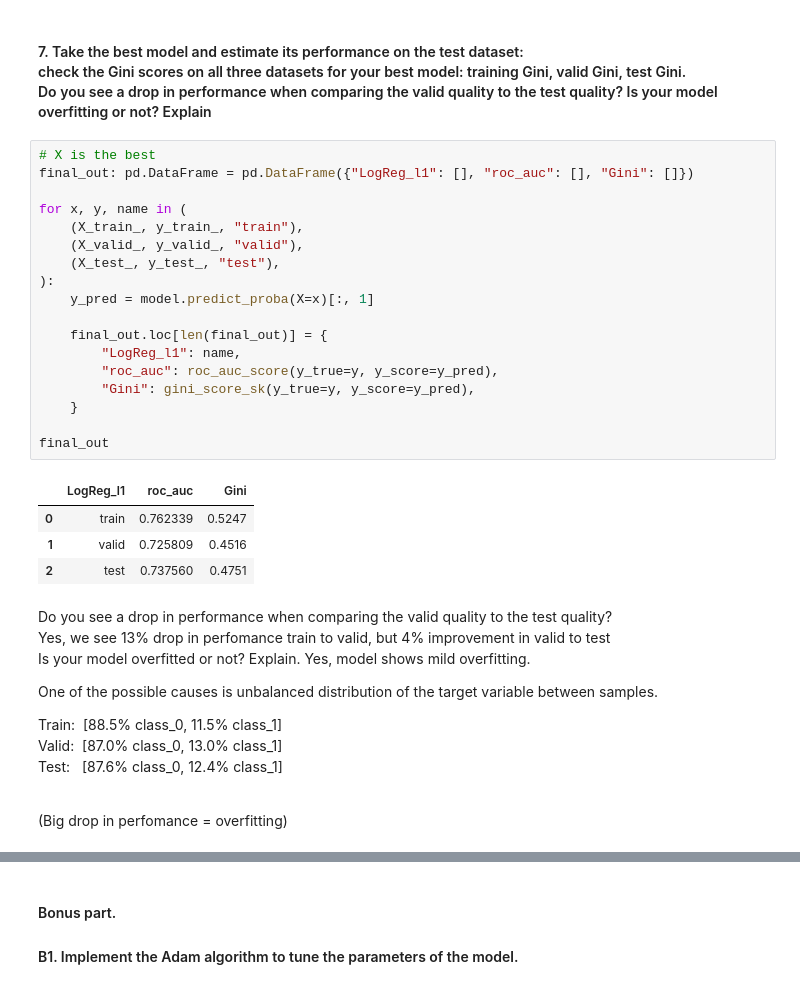
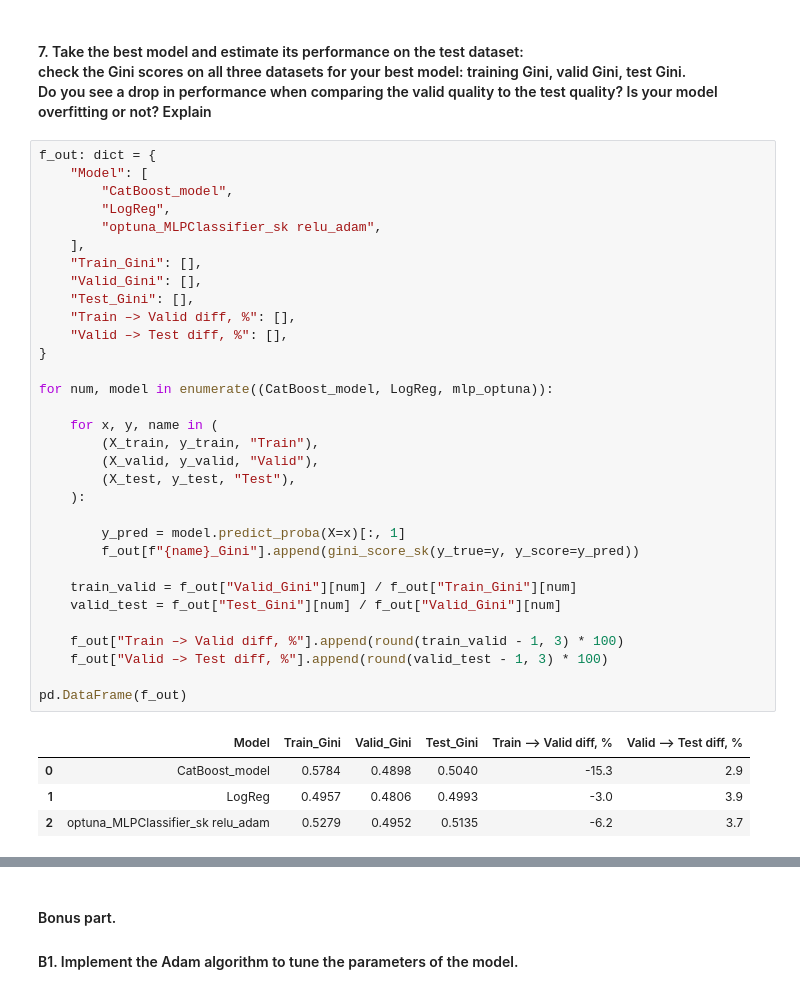
Before and after one commit to TimurOsmanov/s21, a Jupyter notebook: ML/ML8_Neural_networks/src/ML8.ipynb, the cells around one changed output, grey strips where cells are left out. Saved outputs shown, nothing was run; the diff lists cells and outputs as text.

```diff
--- a/ML/ML8_Neural_networks/src/ML8.ipynb
+++ b/ML/ML8_Neural_networks/src/ML8.ipynb
@@ -301,37 +930,39 @@ tf_model = 0
 # %% [markdown]
 #### 7. Take the best model and estimate its performance on the test dataset:<br> check the Gini scores on all three datasets for your best model: training Gini, valid Gini, test Gini.<br> Do you see a drop in performance when comparing the valid quality to the test quality? Is your model overfitting or not? Explain
-# %%
-# X is the best
-final_out: pd.DataFrame = pd.DataFrame({"LogReg_l1": [], "roc_auc": [], "Gini": []})
-
-for x, y, name in (
-    (X_train_, y_train_, "train"),
-    (X_valid_, y_valid_, "valid"),
-    (X_test_, y_test_, "test"),
-):
-    y_pred = model.predict_proba(X=x)[:, 1]
-
-    final_out.loc[len(final_out)] = {
-        "LogReg_l1": name,
-        "roc_auc": roc_auc_score(y_true=y, y_score=y_pred),
-        "Gini": gini_score_sk(y_true=y, y_score=y_pred),
-    }
-
-final_out
-# %% [output]
-|  | LogReg_l1 | roc_auc | Gini |
-| 0 | train | 0.762339 | 0.5247 |
-| 1 | valid | 0.725809 | 0.4516 |
-| 2 | test | 0.737560 | 0.4751 |
-# %% [markdown]
-Do you see a drop in performance when comparing the valid quality to the test quality?<br>
-Yes, we see 13% drop in perfomance train to valid, but 4% improvement in valid to test
-<br> Is your model overfitted or not? Explain. Yes, model shows mild overfitting.
-
-One of the possible causes is unbalanced distribution of the target variable between samples. <br>
-
-Train:&nbsp;&nbsp;[88.5% class_0, 11.5% class_1]<br>
-Valid:&nbsp;&nbsp;[87.0% class_0, 13.0% class_1]<br>
-Test:&nbsp;&nbsp;&nbsp;[87.6% class_0, 12.4% class_1]<br>
-
-<br>(Big drop in perfomance = overfitting)
+# %%
+f_out: dict = {
+    "Model": [
+        "CatBoost_model",
+        "LogReg",
+        "optuna_MLPClassifier_sk relu_adam",
+    ],
+    "Train_Gini": [],
+    "Valid_Gini": [],
+    "Test_Gini": [],
+    "Train –> Valid diff, %": [],
+    "Valid –> Test diff, %": [],
+}
+
+for num, model in enumerate((CatBoost_model, LogReg, mlp_optuna)):
+
+    for x, y, name in (
+        (X_train, y_train, "Train"),
+        (X_valid, y_valid, "Valid"),
+        (X_test, y_test, "Test"),
+    ):
+
+        y_pred = model.predict_proba(X=x)[:, 1]
+        f_out[f"{name}_Gini"].append(gini_score_sk(y_true=y, y_score=y_pred))
+
+    train_valid = f_out["Valid_Gini"][num] / f_out["Train_Gini"][num]
+    valid_test = f_out["Test_Gini"][num] / f_out["Valid_Gini"][num]
+
+    f_out["Train –> Valid diff, %"].append(round(train_valid - 1, 3) * 100)
+    f_out["Valid –> Test diff, %"].append(round(valid_test - 1, 3) * 100)
+
+pd.DataFrame(f_out)
+# %% [output]
+|  | Model | Train_Gini | Valid_Gini | Test_Gini | Train –> Valid diff, % | Valid –> Test diff, % |
+| 0 | CatBoost_model | 0.5784 | 0.4898 | 0.5040 | -15.3 | 2.9 |
+| 1 | LogReg | 0.4957 | 0.4806 | 0.4993 | -3.0 | 3.9 |
+| 2 | optuna_MLPClassifier_sk relu_adam | 0.5279 | 0.4952 | 0.5135 | -6.2 | 3.7 |
```
Also changed, not shown: parts of 35 cells of this notebook.
